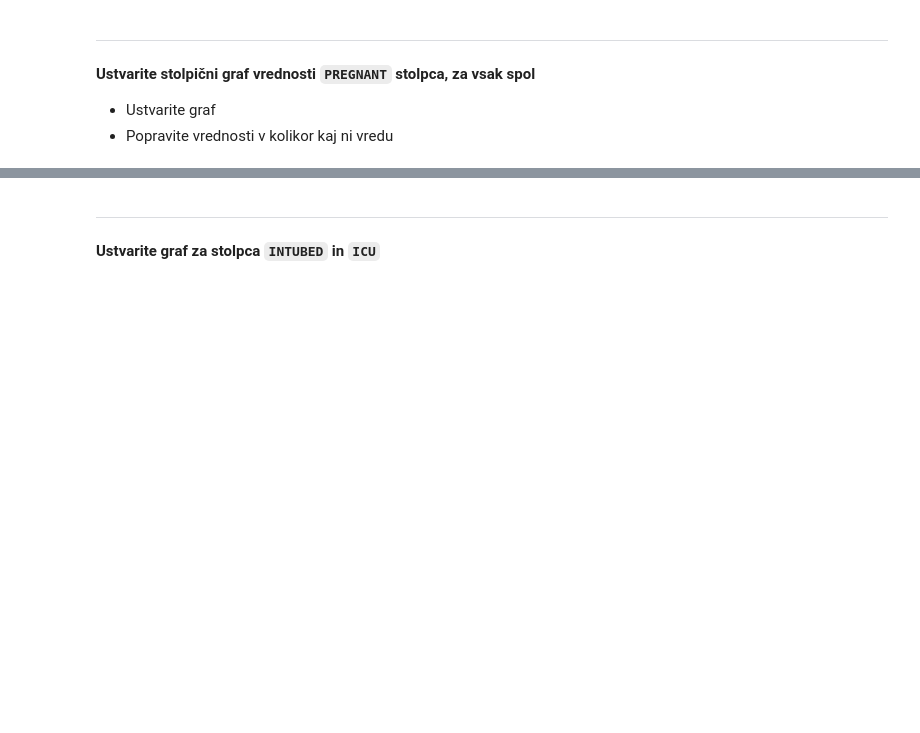
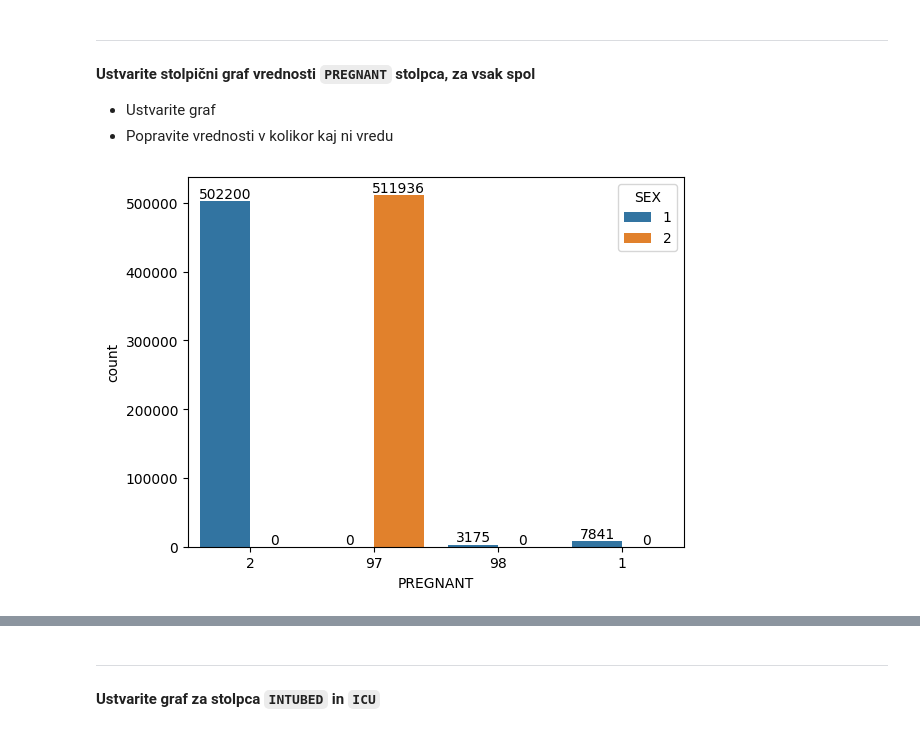
Before and after one commit to icta-tecaji/python-machine-learning-public, a Jupyter notebook: 10_Real-world_applications_for_ML/COVID19_Example_CLEAN.ipynb, the cells around one changed output, grey strips where cells are left out. Cells and saved outputs as stored; diff of their text form; code cells hidden in the pictures; blank space fills up the shorter version.

```diff
--- a/10_Real-world_applications_for_ML/COVID19_Example_CLEAN.ipynb
+++ b/10_Real-world_applications_for_ML/COVID19_Example_CLEAN.ipynb
@@ -58,3 +115,8 @@ df.head()
 * Ustvarimo stolpec, kjer vrednost 1 pomeni, da je oseba umrla. Vrednost 2 pomeni, da oseba ni umrla
 # %%
 # Rešitev
+filter_ = df["DATE_DIED"] == "9999-99-99"
+df["DEATH"] = 0
+df.loc[filter_, "DEATH"] = 1
+
+df["DEATH"].value_counts()
@@ -60,0 +128,4 @@ df.head()
+# %%
+df["DEATH"] = [2 if each=="9999-99-99" else 1 for each in df["DATE_DIED"]]
+
+df.info()
@@ -66,0 +217,14 @@ df.head()
+# %%
+df = df[(df["PNEUMONIA"] == 1) | (df["PNEUMONIA"] == 2)]
+df = df[(df["DIABETES"] == 1) | (df["DIABETES"] == 2)]
+df = df[(df["COPD"] == 1) | (df["COPD"] == 2)]
+df = df[(df["ASTHMA"] == 1) | (df["ASTHMA"] == 2)]
+df = df[(df["INMSUPR"] == 1) | (df["INMSUPR"] == 2)]
+df = df[(df["HIPERTENSION"] == 1) | (df["HIPERTENSION"] == 2)]
+df = df[(df["OTHER_DISEASE"] == 1) | (df["OTHER_DISEASE"] == 2)]
+df = df[(df["CARDIOVASCULAR"] == 1) | (df["CARDIOVASCULAR"] == 2)]
+df = df[(df["OBESITY"] == 1) | (df["OBESITY"] == 2)]
+df = df[(df["RENAL_CHRONIC"] == 1) | (df["RENAL_CHRONIC"] == 2)]
+df = df[(df["TOBACCO"] == 1) | (df["TOBACCO"] == 2)]
+
+df.info()
@@ -72,3 +258,13 @@ df.head()
 * Popravite vrednosti v kolikor kaj ni vredu
 # %%
 # Rešitev
+plt.figure()
+df_copy = df.copy()
+df_copy['SEX'] = df_copy['SEX'].astype(str)
+df_copy['PREGNANT'] = df_copy['PREGNANT'].astype(str)
+ax = sns.countplot(df_copy, x="PREGNANT", hue="SEX")
+for a in ax.containers:
+    plt.bar_label(a)
+plt.show()
+# %% [output]
+[figure, added]
```
Also changed, not shown: parts of 42 cells of this notebook.
